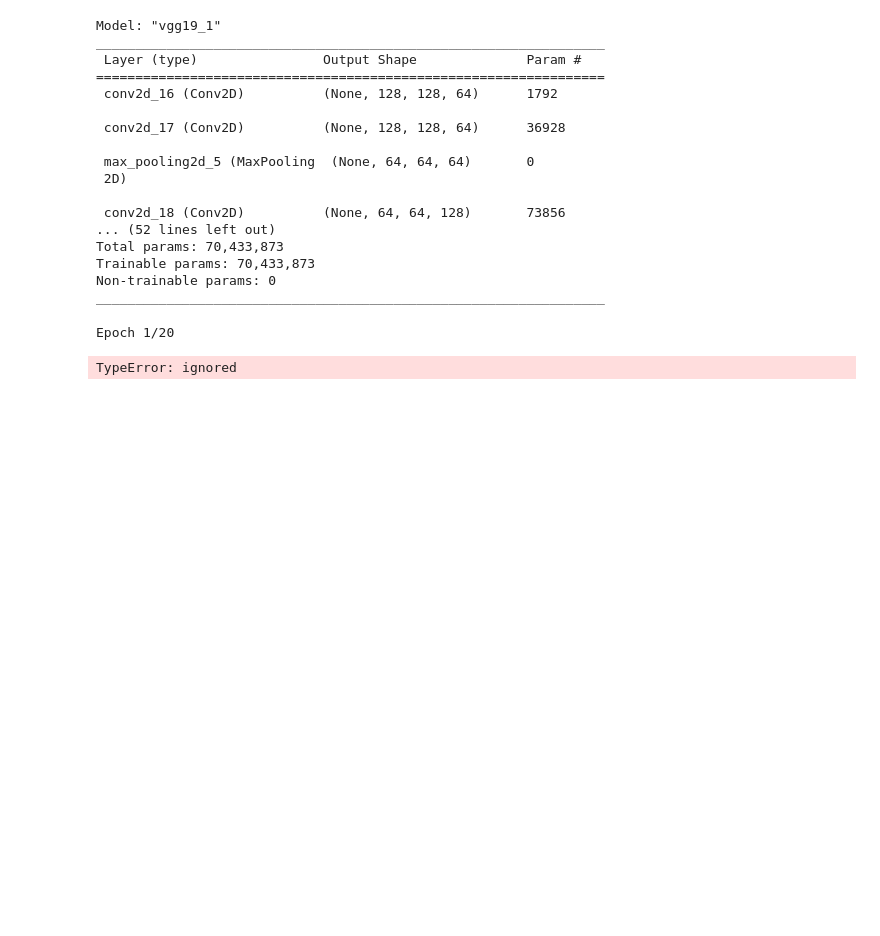
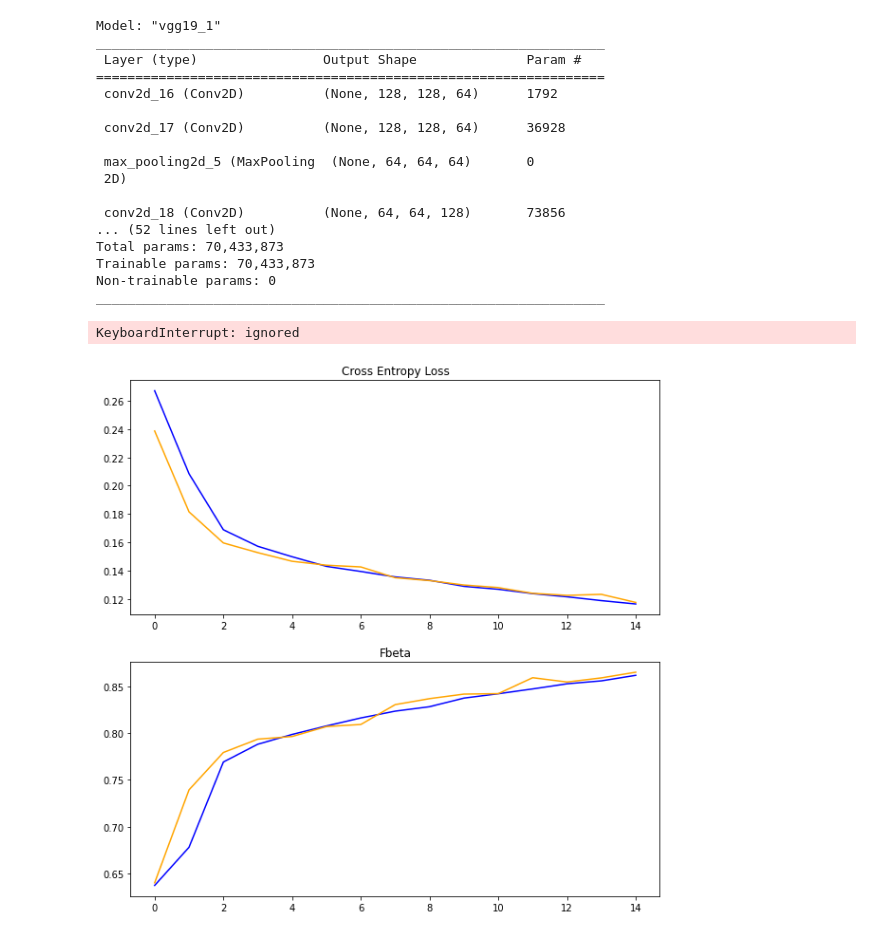
Before and after one commit to victoruwazurike1/Hamoye_Internship_Notebooks, a Jupyter notebook: hamoye_amazon_deforestation.ipynb, the cells around one changed output. Saved outputs shown, nothing was run; the diff lists cells and outputs as text; code cells hidden in the pictures; blank space fills up the shorter version.

```diff
--- a/hamoye_amazon_deforestation.ipynb
+++ b/hamoye_amazon_deforestation.ipynb
@@ -398,12 +416,10 @@ early =tf.keras.callbacks.EarlyStopping(monitor="val_fbeta",
 # %%
-history=model.fit_generator(generator=train_generator(),
-
-                            steps_per_epoch=(len(df_train) // batch_size) + 1,
-                            epochs=20,
-                            verbose=1,
-                            callbacks=[ checkpoint,early],
-                            validation_data=valid_generator(),
-                            validation_steps=(len(df_valid) // batch_size) + 1)
+history=model.fit(train_generator(), steps_per_epoch=(len(df_train) // batch_size) + 1,
+                  epochs=15, verbose=1, callbacks=[ checkpoint,early],
+                  validation_data=valid_generator(), validation_steps=(len(df_valid) // batch_size) + 1)
 # %% [output]
-Epoch 1/20
+KeyboardInterrupt: ignored
-TypeError: ignored
+# %%
+display_curve(history)
+# %% [output]
+[figure, added]
```
Also changed, not shown: parts of 29 cells of this notebook.
